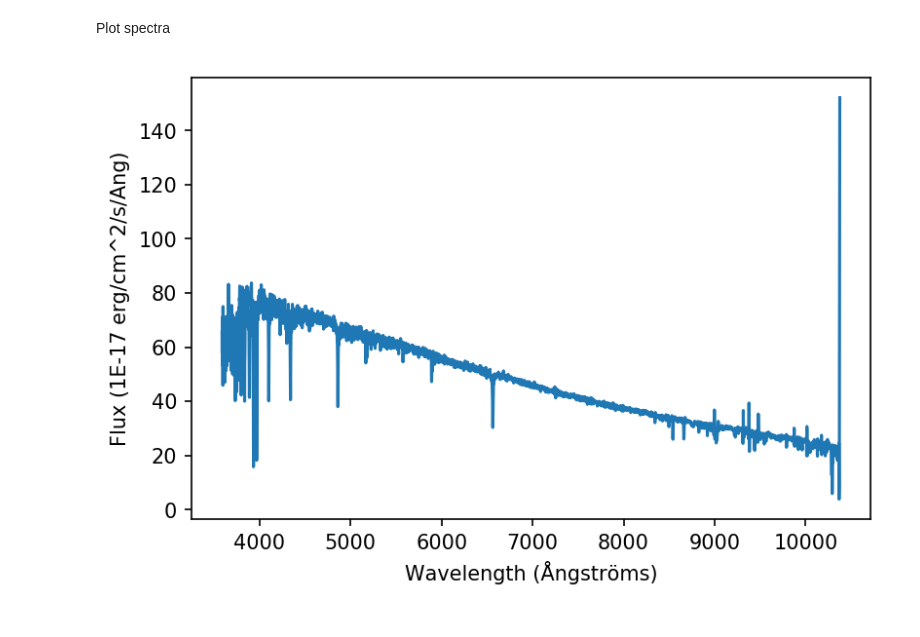
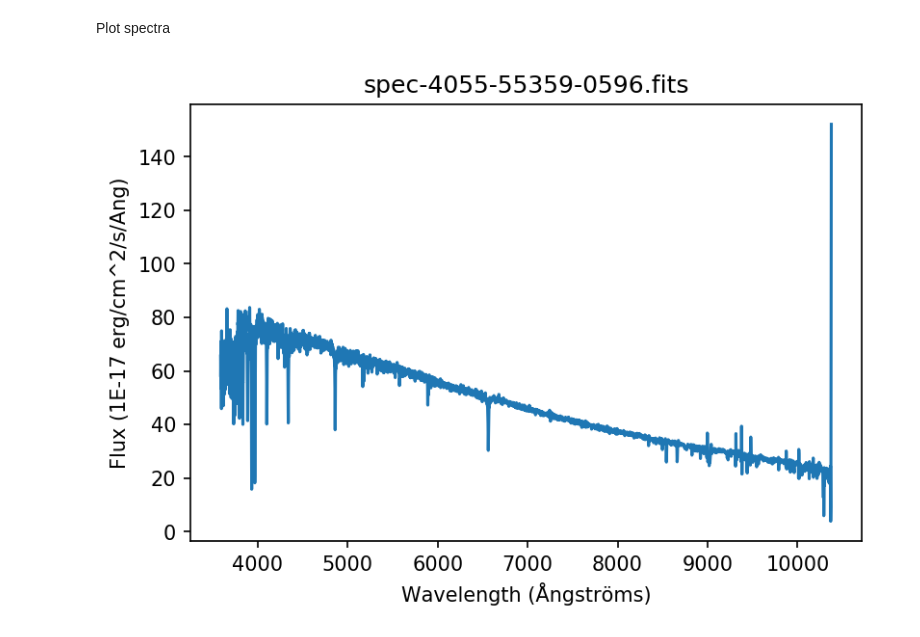
Before and after one commit to MITHaystack/scikit-dataaccess, a Jupyter notebook: skdaccess/examples/Demo_SDSS_Spectra.ipynb, the cells around one changed output. Drawn from its saved outputs; the diff is of its cells as text; code cells hidden in the pictures.

Commit message:
Added title to plot

```diff
--- a/skdaccess/examples/Demo_SDSS_Spectra.ipynb
+++ b/skdaccess/examples/Demo_SDSS_Spectra.ipynb
@@ -56,7 +56,8 @@ header = dw.info(label)
 Plot spectra
 # %%
 plt.plot(10**data['loglam'], data['flux']);
+plt.title(label.split('/')[-1]);
 plt.ylabel('Flux ({})'.format(header['BUNIT']));
 plt.xlabel('Wavelength (Ångströms)');
 # %% [output]
-[figure, old version]
+[figure, new version]
```
Also changed, not shown: 1 other file.
